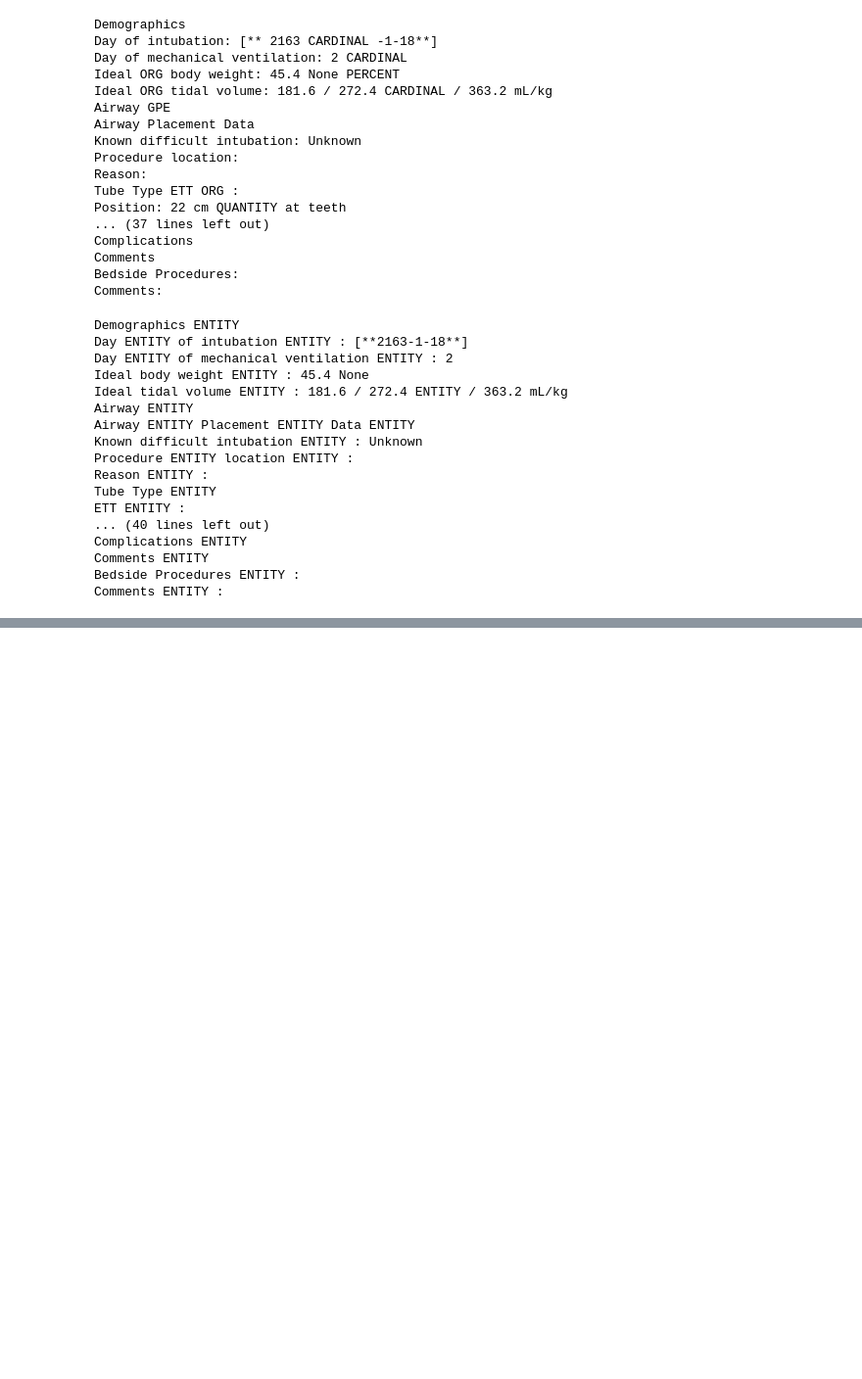
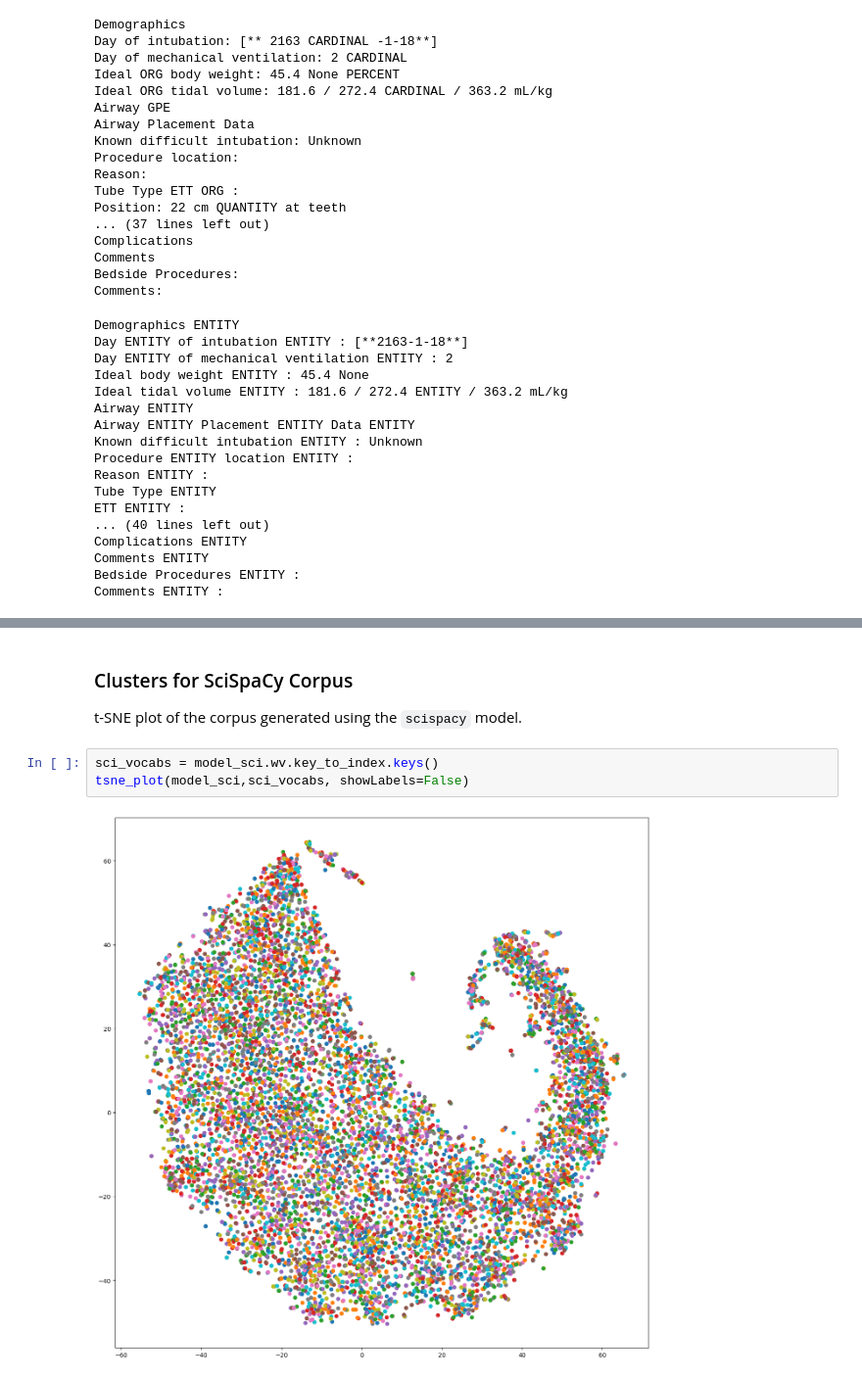
Before and after one commit to schwiet/msai-54315-ai-for-healthcare, a Jupyter notebook: assignment-3-mimic-nlp/assignment-3-mimic-nlp.ipynb, the cells around one changed output, grey strips where cells are left out. Shown at 98% size. Cells and saved outputs as stored; diff of their text form; blank space fills up the shorter version.

```diff
--- a/assignment-3-mimic-nlp/assignment-3-mimic-nlp.ipynb
+++ b/assignment-3-mimic-nlp/assignment-3-mimic-nlp.ipynb
@@ -165,0 +264,9 @@ Comments ENTITY :
+# %% [markdown]
+### Clusters for SciSpaCy Corpus
+
+t-SNE plot of the corpus generated using the `scispacy` model.
+# %%
+sci_vocabs = model_sci.wv.key_to_index.keys()
+tsne_plot(model_sci,sci_vocabs, showLabels=False)
+# %% [output]
+[figure, added]
```
Also changed, not shown: parts of 8 cells of this notebook.
